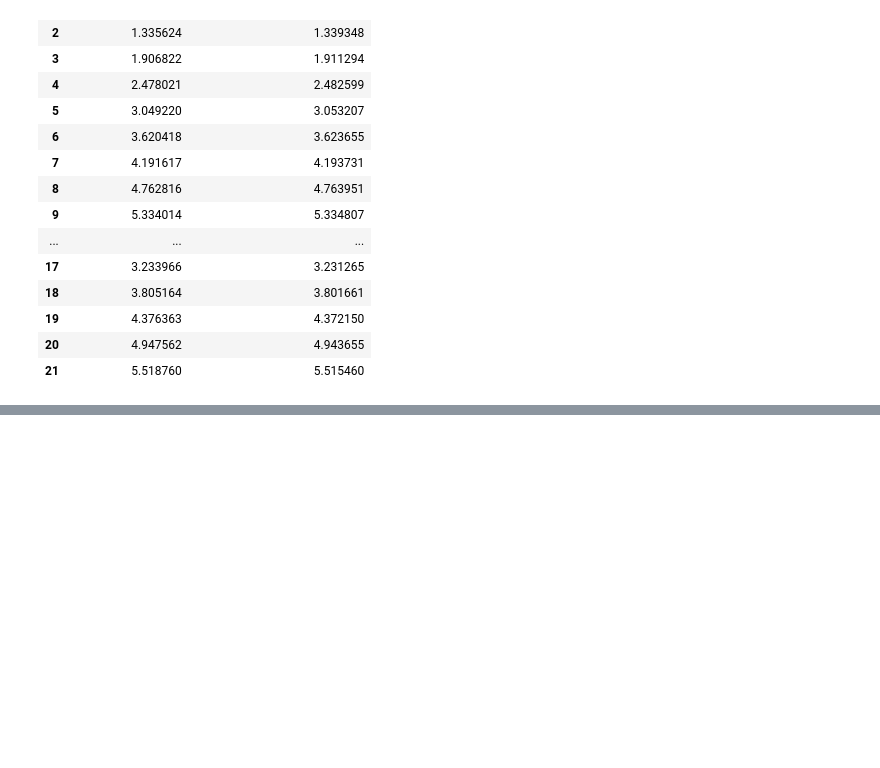
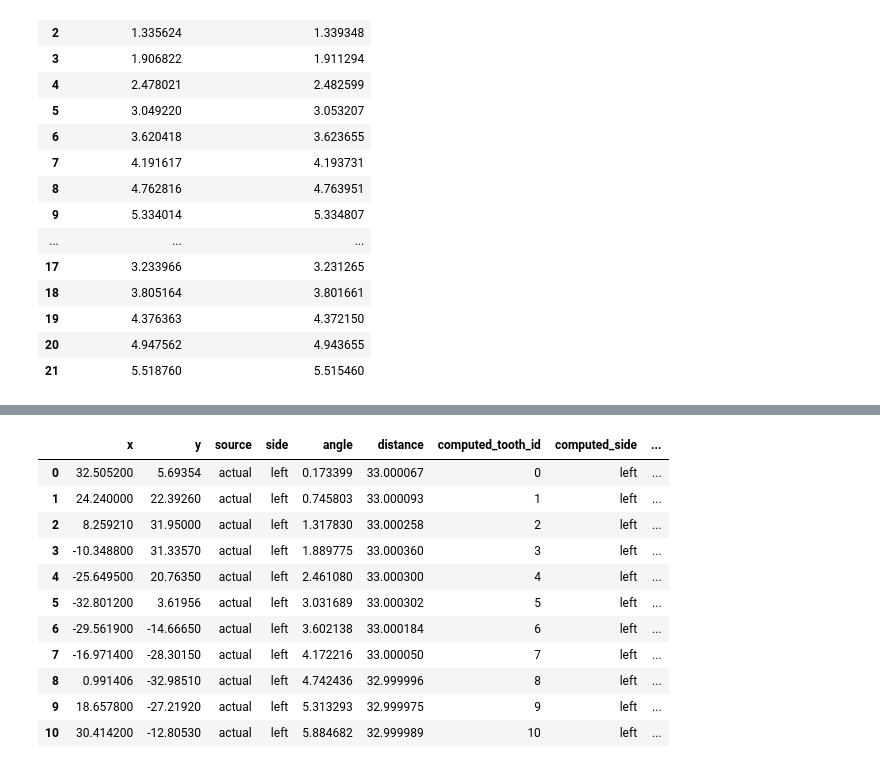
Before and after one commit to ivanlis/random_code, a Jupyter notebook: notebook/runout_method1.ipynb, the cells around one changed output, grey strips where cells are left out. Drawn from its saved outputs; the diff is of its cells as text; code cells hidden in the pictures; blank space fills up the shorter version.

```diff
--- a/notebook/runout_method1.ipynb
+++ b/notebook/runout_method1.ipynb
@@ -360,0 +385,15 @@ pitchActual.loc[:,('involute_start_angle', 'computed_involute_start_angle')]
+# %%
+pitchActual.iloc[(np.arange(0, pitchActual.shape[0]) % 2 == 0).astype(np.bool)]
+# %% [output]
+|  | x | y | source | side | angle | distance | computed_tooth_id | computed_side | ... |
+| 0 | 32.505200 | 5.69354 | actual | left | 0.173399 | 33.000067 | 0 | left | ... |
+| 1 | 24.240000 | 22.39260 | actual | left | 0.745803 | 33.000093 | 1 | left | ... |
+| 2 | 8.259210 | 31.95000 | actual | left | 1.317830 | 33.000258 | 2 | left | ... |
+| 3 | -10.348800 | 31.33570 | actual | left | 1.889775 | 33.000360 | 3 | left | ... |
+| 4 | -25.649500 | 20.76350 | actual | left | 2.461080 | 33.000300 | 4 | left | ... |
+| 5 | -32.801200 | 3.61956 | actual | left | 3.031689 | 33.000302 | 5 | left | ... |
+| 6 | -29.561900 | -14.66650 | actual | left | 3.602138 | 33.000184 | 6 | left | ... |
+| 7 | -16.971400 | -28.30150 | actual | left | 4.172216 | 33.000050 | 7 | left | ... |
+| 8 | 0.991406 | -32.98510 | actual | left | 4.742436 | 32.999996 | 8 | left | ... |
+| 9 | 18.657800 | -27.21920 | actual | left | 5.313293 | 32.999975 | 9 | left | ... |
+| 10 | 30.414200 | -12.80530 | actual | left | 5.884682 | 32.999989 | 10 | left | ... |
```
Also changed, not shown: parts of 5 cells of this notebook.
